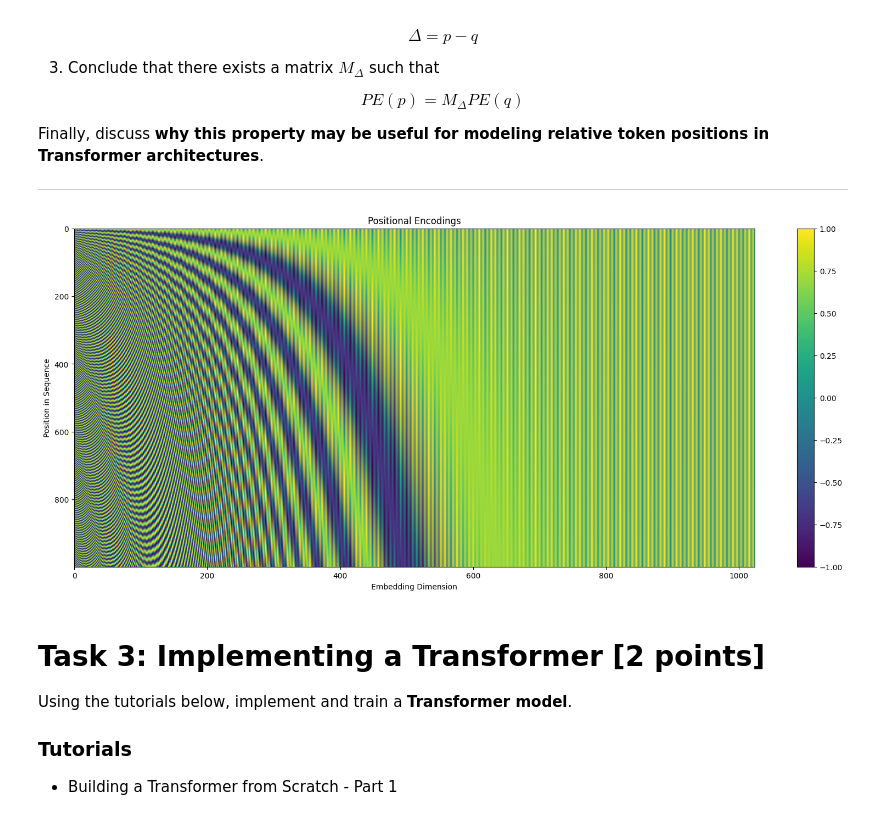
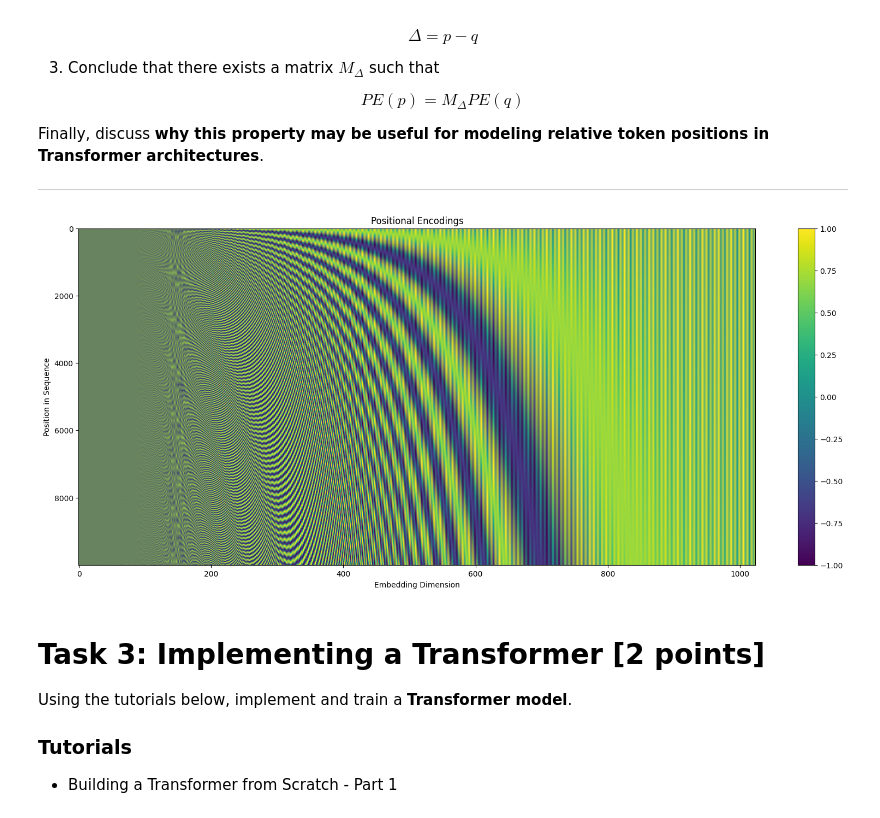
Before and after one commit to Owczany/Semestr-6, a Jupyter notebook: advanced_data_mining/pracownia/list_3/assignment_3.ipynb, the cells around one changed output. Cells and saved outputs as stored; diff of their text form; code cells hidden in the pictures.

```diff
--- a/advanced_data_mining/pracownia/list_3/assignment_3.ipynb
+++ b/advanced_data_mining/pracownia/list_3/assignment_3.ipynb
@@ -88,33 +88,33 @@ Finally, discuss **why this property may be useful for modeling relative token p
 # %%
 import numpy as np
 
 import matplotlib.pyplot as plt
 
 def get_positional_encodings(seq_len, d, n=10**5):
     positional_encodings = np.zeros(shape=(seq_len, d))
 
     for pos in range(seq_len):
         for i in range(d // 2):
             angle_arg = pos / np.power(n, 2 * i / d)
             positional_encodings[pos, 2 * i] = np.sin(angle_arg)
             positional_encodings[pos, 2 * i + 1] = np.cos(angle_arg)
 
     return positional_encodings
 
-sequence_len = 1000 # Number of tokens
+sequence_len = 10000 # Number of tokens
 d_model = 1024 # Embedding dimensions
 
 positional_encodings = get_positional_encodings(sequence_len, d_model)
 
 plt.figure(figsize=(20, 8))
 plt.imshow(positional_encodings, cmap='viridis', aspect='auto')
 plt.xlabel('Embedding Dimension')
 plt.ylabel('Position in Sequence')
 plt.title('Positional Encodings')
 plt.colorbar()
 plt.show()
 # %% [output]
-[figure, old version]
+[figure, new version]
 # %% [markdown]
 
 
```
Also changed, not shown: parts of 2 cells of this notebook.
